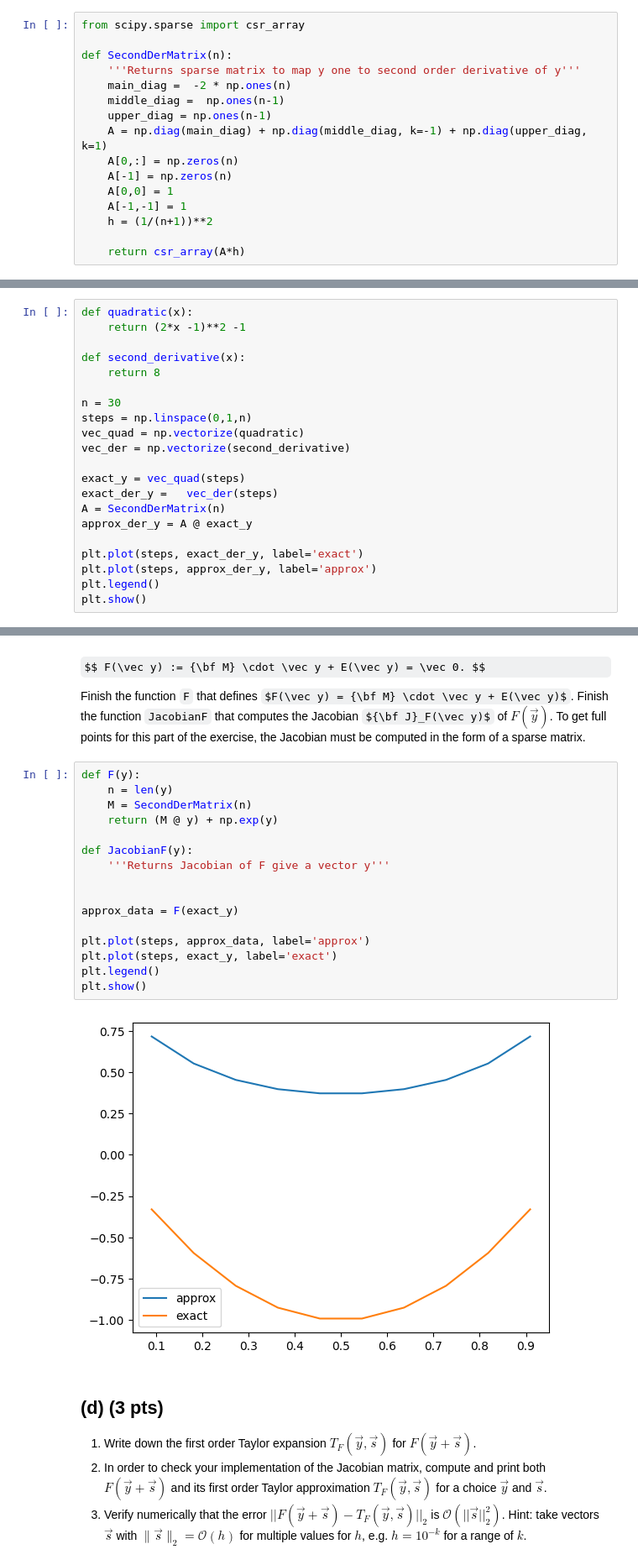
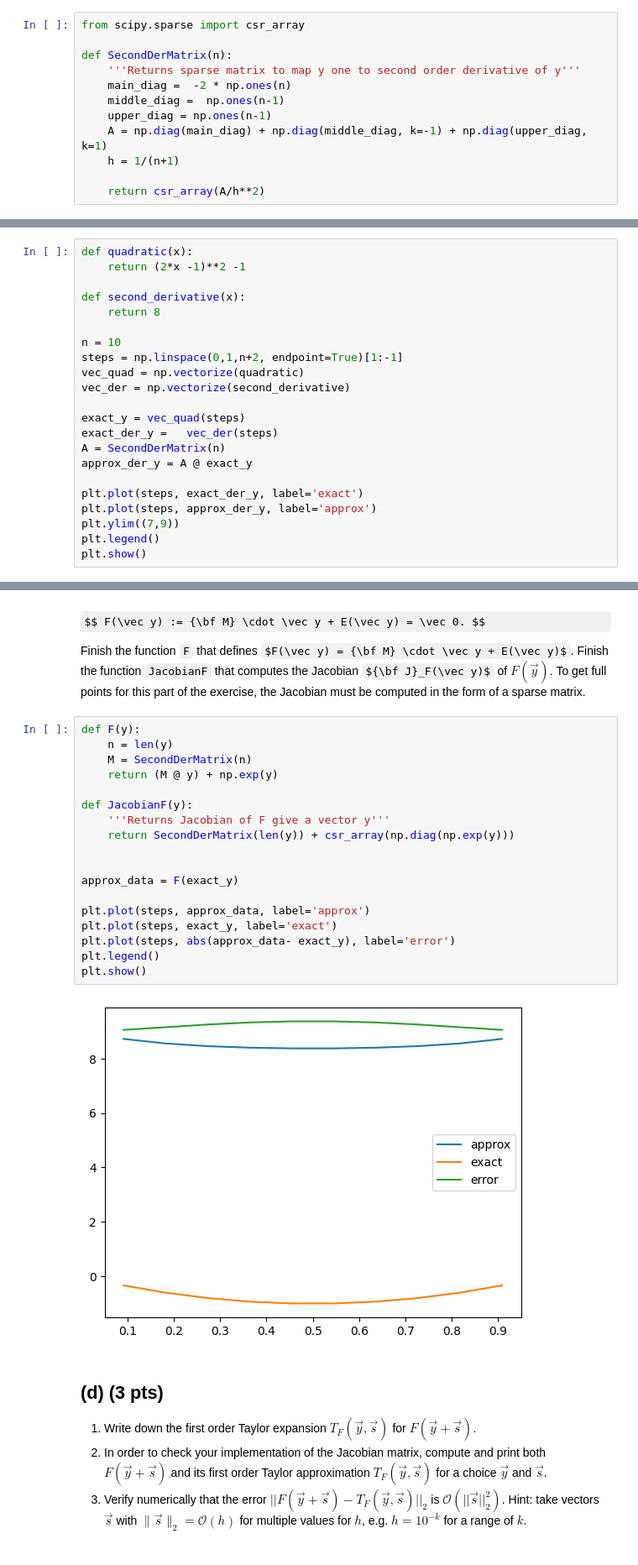
Before and after one commit to jonas4climate/na-assignment1, a Jupyter notebook: hw4_2023.ipynb, the cells around one changed output, grey strips where cells are left out. Shown at 84% size. Saved outputs shown, nothing was run; the diff lists cells and outputs as text; some formulas as TeX source.

```diff
--- a/hw4_2023.ipynb
+++ b/hw4_2023.ipynb
@@ -139,13 +139,9 @@ def SecondDerMatrix(n):
     middle_diag =  np.ones(n-1)
     upper_diag = np.ones(n-1)
     A = np.diag(main_diag) + np.diag(middle_diag, k=-1) + np.diag(upper_diag, k=1)
-    A[0,:] = np.zeros(n)
-    A[-1] = np.zeros(n)
-    A[0,0] = 1
-    A[-1,-1] = 1
-    h = (1/(n+1))**2
+    h = 1/(n+1)
 
-    return csr_array(A*h)
+    return csr_array(A/h**2)
 # %% [markdown]
 ## (b)  (1 pt)
 Second-order central finite differences are exact for quadratic functions. In order to test your implementation, choose $n=10$ and apply the second derivative matrix from part (a) to a quadratic function $y(x)$ with $y(0) = y(1) = 0$ for which you know the second derivative $y''(x)$.
@@ -158,8 +154,8 @@ def quadratic(x):
 def second_derivative(x):
     return 8
 
-n = 30
-steps = np.linspace(0,1,n)
+n = 10
+steps = np.linspace(0,1,n+2, endpoint=True)[1:-1]
 vec_quad = np.vectorize(quadratic)
 vec_der = np.vectorize(second_derivative)
 
@@ -170,6 +166,7 @@ approx_der_y = A @ exact_y
 
 plt.plot(steps, exact_der_y, label='exact')
 plt.plot(steps, approx_der_y, label='approx')
+plt.ylim((7,9))
 plt.legend()
 plt.show()
 # %% [output]
@@ -188,21 +195,23 @@ To get full points for this part of the exercise, the Jacobian must be computed
 # %%
 def F(y):
     n = len(y)
     M = SecondDerMatrix(n)
     return (M @ y) + np.exp(y)
 
 def JacobianF(y):
     '''Returns Jacobian of F give a vector y'''
+    return SecondDerMatrix(len(y)) + csr_array(np.diag(np.exp(y)))
 
 
 approx_data = F(exact_y)
 
 plt.plot(steps, approx_data, label='approx')
 plt.plot(steps, exact_y, label='exact')
+plt.plot(steps, abs(approx_data- exact_y), label='error')
 plt.legend()
 plt.show()
 # %% [output]
-[figure, old version]
+[figure, new version]
 # %% [markdown]
 ## (d)  (3 pts)
 1. Write down the first order Taylor expansion $T_F(\vec y, \vec s)$ for $F(\vec y+\vec s)$.
```
Also changed, not shown: parts of 1 cell of this notebook.
